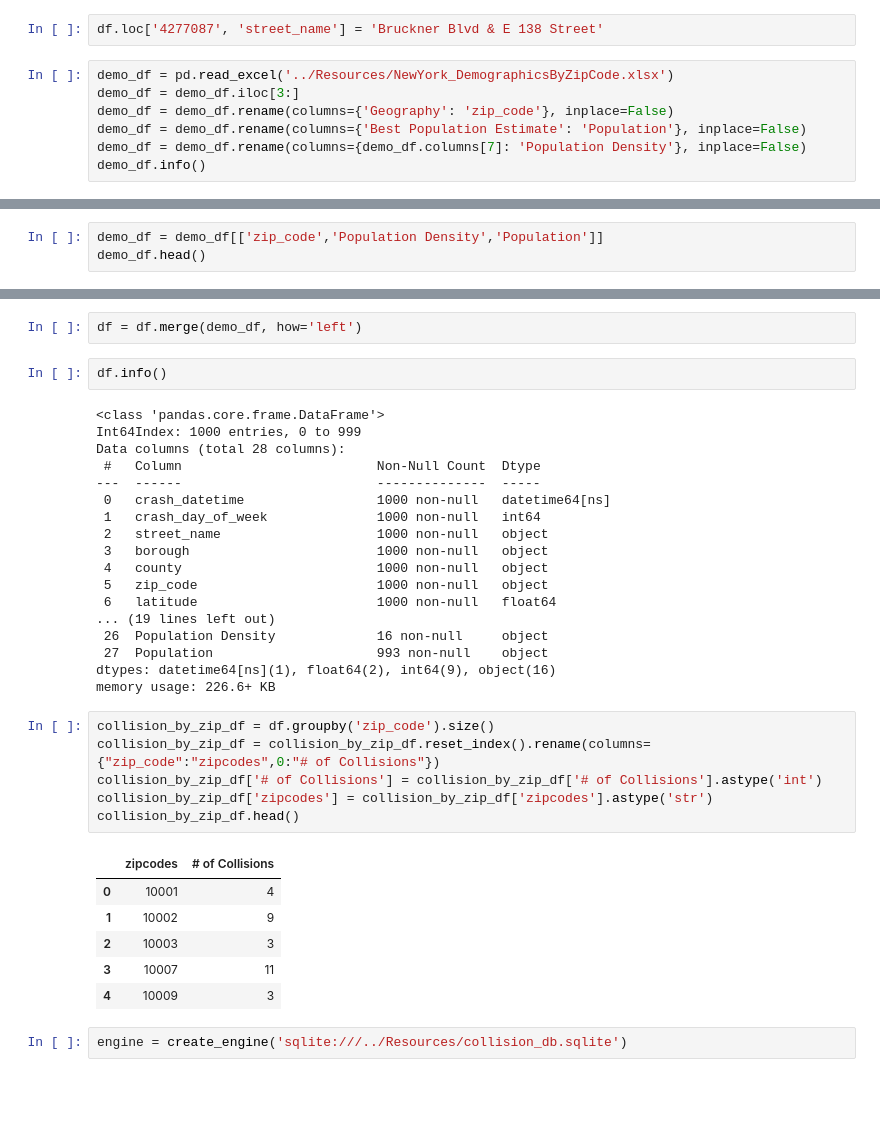
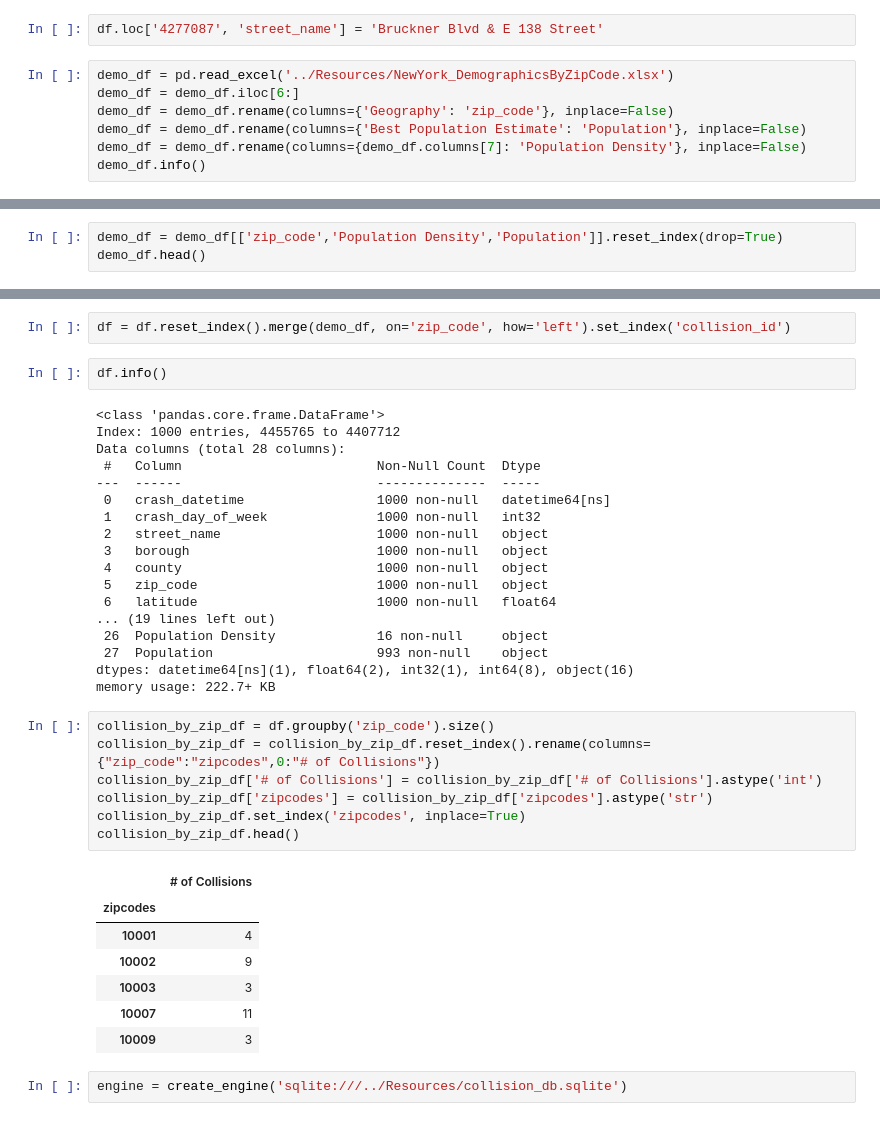
Before and after one commit to ReiannaLiu/MotorVehicleCollision, a Jupyter notebook: data_cleaning_process/loading_data.ipynb, the cells around one changed output, grey strips where cells are left out. Saved outputs shown, nothing was run; the diff lists cells and outputs as text; blank space fills up the shorter version.

```diff
--- a/data_cleaning_process/loading_data.ipynb
+++ b/data_cleaning_process/loading_data.ipynb
@@ -114,7 +114,7 @@ df.head(5)
 df.loc['4277087', 'street_name'] = 'Bruckner Blvd & E 138 Street'
 # %%
 demo_df = pd.read_excel('../Resources/NewYork_DemographicsByZipCode.xlsx')
-demo_df = demo_df.iloc[3:]
+demo_df = demo_df.iloc[6:]
 demo_df = demo_df.rename(columns={'Geography': 'zip_code'}, inplace=False)
 demo_df = demo_df.rename(columns={'Best Population Estimate': 'Population'}, inplace=False)
 demo_df = demo_df.rename(columns={demo_df.columns[7]: 'Population Density'}, inplace=False)
@@ -140,5 +140,5 @@ memory usage: 957.0+ KB
 # %%
-demo_df = demo_df[['zip_code','Population Density','Population']]
+demo_df = demo_df[['zip_code','Population Density','Population']].reset_index(drop=True)
 demo_df.head()
 # %% [output]
 |  | zip_code | Population Density | Population |
@@ -150,15 +150,15 @@ demo_df.head()
 # %%
-df = df.merge(demo_df, how='left')
+df = df.reset_index().merge(demo_df, on='zip_code', how='left').set_index('collision_id')
 # %%
 df.info()
 # %% [output]
 <class 'pandas.core.frame.DataFrame'>
-Int64Index: 1000 entries, 0 to 999
+Index: 1000 entries, 4455765 to 4407712
 Data columns (total 28 columns):
  #   Column                         Non-Null Count  Dtype
 ---  ------                         --------------  -----
  0   crash_datetime                 1000 non-null   datetime64[ns]
- 1   crash_day_of_week              1000 non-null   int64
+ 1   crash_day_of_week              1000 non-null   int32
  2   street_name                    1000 non-null   object
  3   borough                        1000 non-null   object
  4   county                         1000 non-null   object
@@ -167,21 +167,23 @@ Data columns (total 28 columns):
 ... (19 lines left out)
  26  Population Density             16 non-null     object
  27  Population                     993 non-null    object
-dtypes: datetime64[ns](1), float64(2), int64(9), object(16)
-memory usage: 226.6+ KB
+dtypes: datetime64[ns](1), float64(2), int32(1), int64(8), object(16)
+memory usage: 222.7+ KB
 # %%
 collision_by_zip_df = df.groupby('zip_code').size()
 collision_by_zip_df = collision_by_zip_df.reset_index().rename(columns={"zip_code":"zipcodes",0:"# of Collisions"})
 collision_by_zip_df['# of Collisions'] = collision_by_zip_df['# of Collisions'].astype('int')
 collision_by_zip_df['zipcodes'] = collision_by_zip_df['zipcodes'].astype('str')
+collision_by_zip_df.set_index('zipcodes', inplace=True)
 collision_by_zip_df.head()
 # %% [output]
-|  | zipcodes | # of Collisions |
-| 0 | 10001 | 4 |
-| 1 | 10002 | 9 |
-| 2 | 10003 | 3 |
-| 3 | 10007 | 11 |
-| 4 | 10009 | 3 |
+|  | # of Collisions |
+| zipcodes |  |
+| 10001 | 4 |
+| 10002 | 9 |
+| 10003 | 3 |
+| 10007 | 11 |
+| 10009 | 3 |
 # %%
 engine = create_engine('sqlite:///../Resources/collision_db.sqlite')
 # %%
```
Also changed, not shown: parts of 11 cells of this notebook, 11 other files.
